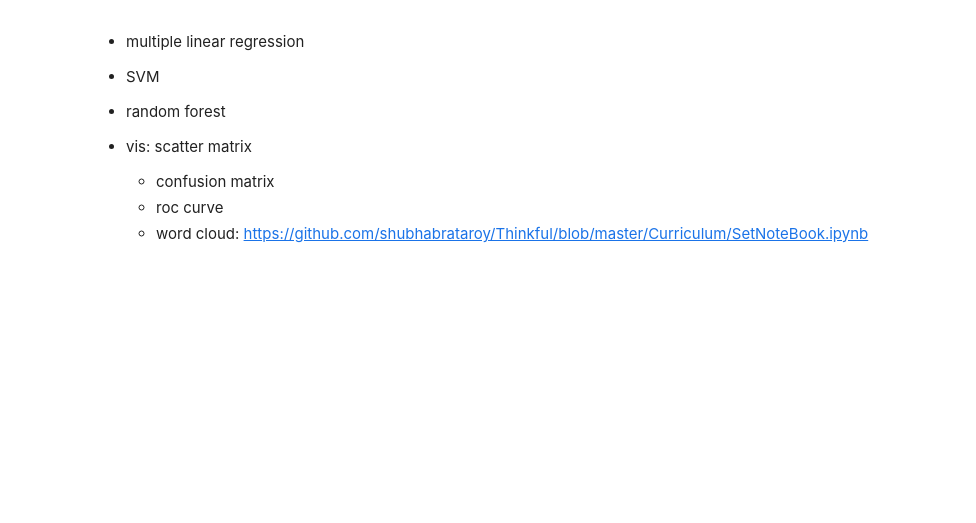
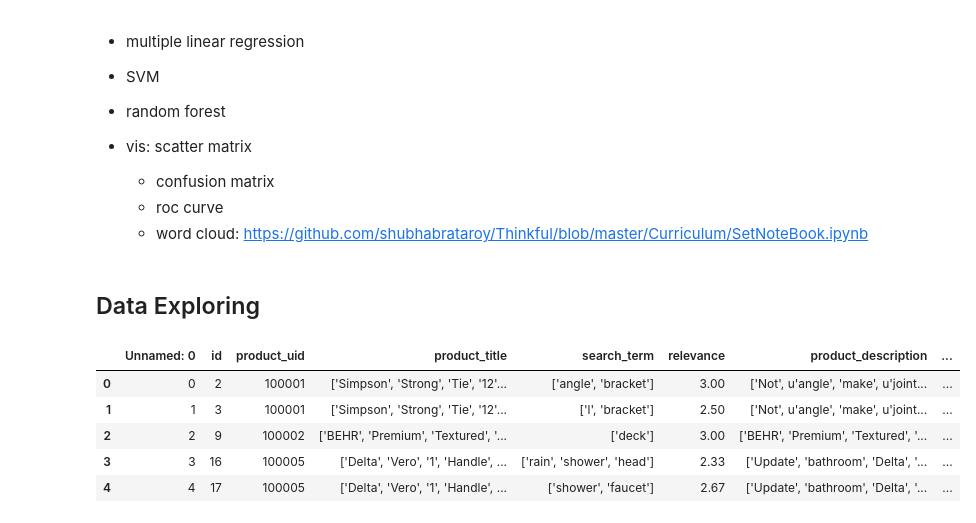
Before and after one commit to zxzjim/MyThinkful, a Jupyter notebook: CapStoneProject_n/Home Depot Product Search Relevance.ipynb, the cells around one changed output. Cells and saved outputs as stored; diff of their text form; code cells hidden in the pictures; blank space fills up the shorter version.

```diff
--- a/CapStoneProject_n/Home Depot Product Search Relevance.ipynb
+++ b/CapStoneProject_n/Home Depot Product Search Relevance.ipynb
@@ -564,3 +564,5 @@ train_merged.to_csv('train_merged_with_features.csv')
    * confusion matrix
    * roc curve
    * word cloud: https://github.com/shubhabrataroy/Thinkful/blob/master/Curriculum/SetNoteBook.ipynb
+# %% [markdown]
+## Data Exploring
@@ -566,0 +572,9 @@ train_merged.to_csv('train_merged_with_features.csv')
+# %%
+train_merged_f.head()
+# %% [output]
+|  | Unnamed: 0 | id | product_uid | product_title | search_term | relevance | product_description | ... |
+| 0 | 0 | 2 | 100001 | ['Simpson', 'Strong', 'Tie', '12'... | ['angle', 'bracket'] | 3.00 | ['Not', u'angle', 'make', u'joint... | ... |
+| 1 | 1 | 3 | 100001 | ['Simpson', 'Strong', 'Tie', '12'... | ['l', 'bracket'] | 2.50 | ['Not', u'angle', 'make', u'joint... | ... |
+| 2 | 2 | 9 | 100002 | ['BEHR', 'Premium', 'Textured', '... | ['deck'] | 3.00 | ['BEHR', 'Premium', 'Textured', '... | ... |
+| 3 | 3 | 16 | 100005 | ['Delta', 'Vero', '1', 'Handle', ... | ['rain', 'shower', 'head'] | 2.33 | ['Update', 'bathroom', 'Delta', '... | ... |
+| 4 | 4 | 17 | 100005 | ['Delta', 'Vero', '1', 'Handle', ... | ['shower', 'faucet'] | 2.67 | ['Update', 'bathroom', 'Delta', '... | ... |
```
Also changed, not shown: parts of 13 cells of this notebook, 1 other file.
